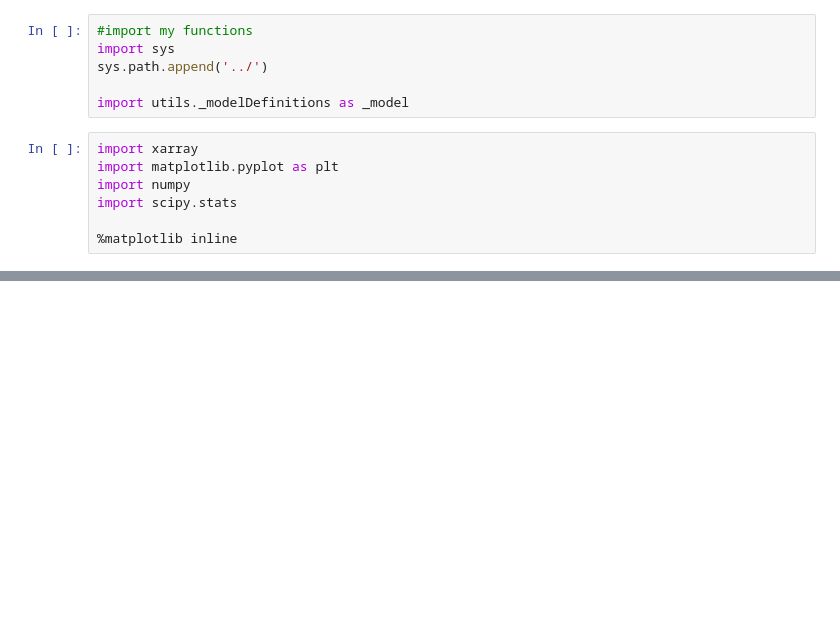
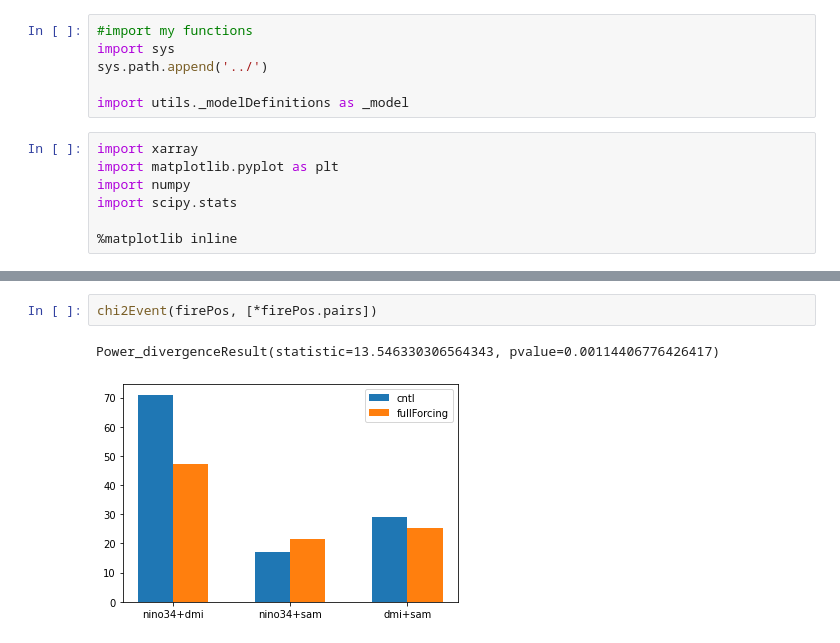
Before and after one commit to anton-seaice/compound, a Jupyter notebook: teleconnection/cesmControlvsForcings.ipynb, the cells around one changed output, grey strips where cells are left out. Drawn from its saved outputs; the diff is of its cells as text; blank space fills up the shorter version.

```diff
--- a/teleconnection/cesmControlvsForcings.ipynb
+++ b/teleconnection/cesmControlvsForcings.ipynb
@@ -107,0 +142,5 @@ nino34
+# %%
+chi2Event(firePos, [*firePos.pairs])
+# %% [output]
+Power_divergenceResult(statistic=13.546330306564343, pvalue=0.00114406776426417)
+[figure, added]
```
Also changed, not shown: parts of 12 cells of this notebook.
